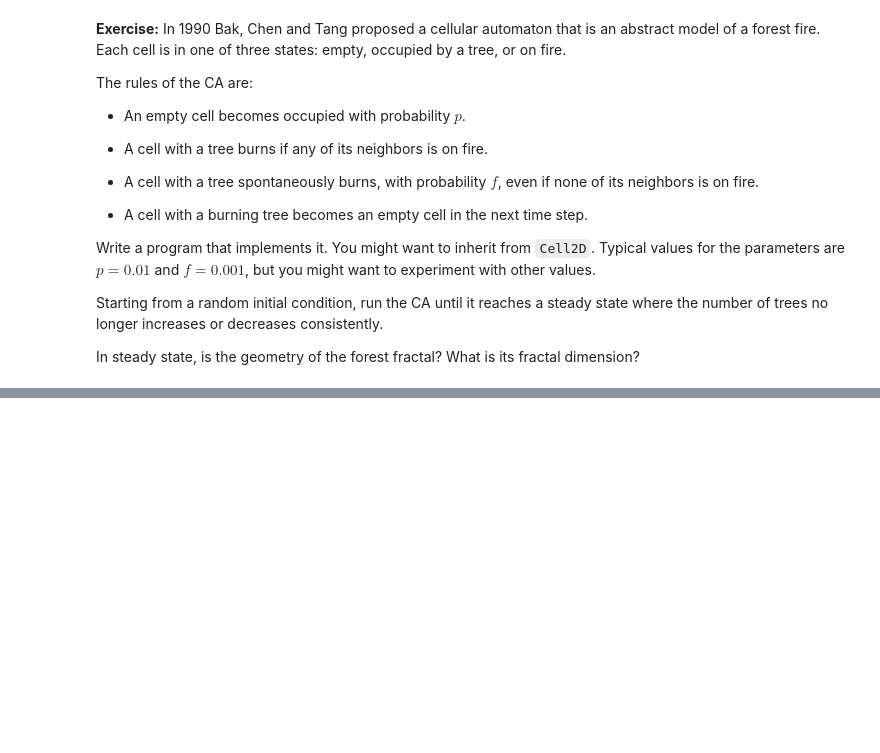
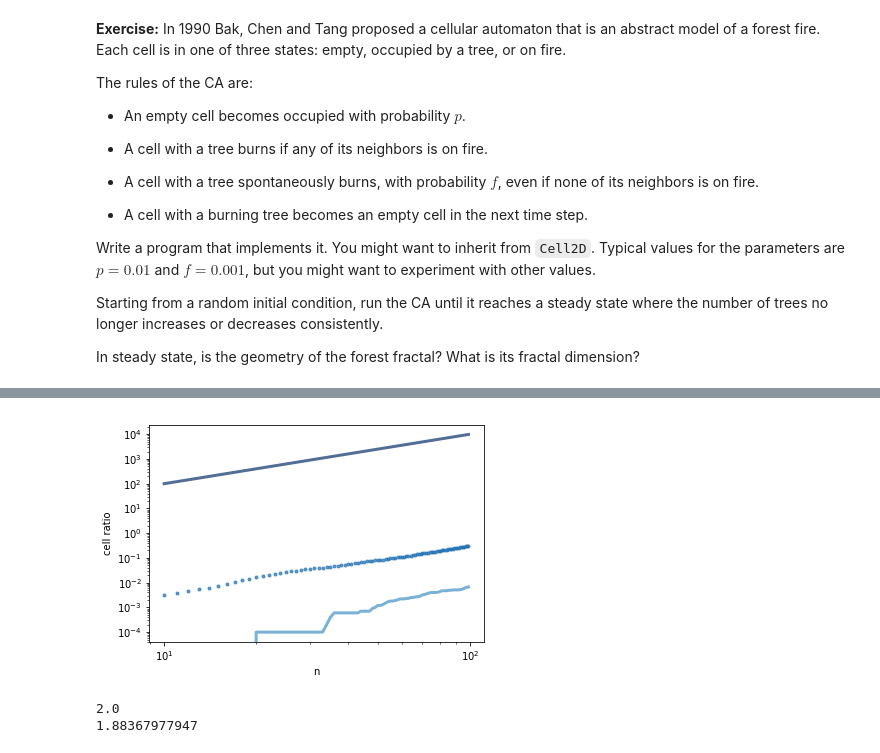
Before and after one commit to ailuropoda0/ThinkComplexity2, a Jupyter notebook: code/chap07mine.ipynb, the cells around one changed output, grey strips where cells are left out. Cells and saved outputs as stored; diff of their text form; code cells hidden in the pictures; blank space fills up the shorter version.

```diff
--- a/code/chap07mine.ipynb
+++ b/code/chap07mine.ipynb
@@ -886,4 +919,37 @@ anim
+# %%
+# Solution goes here
+
+res = []
+sizes = range(10, 100)
+for i in sizes:
+    res.append((i**2, fire.ratio_trees(i), fire.ratio_fires(i)))
 # %%
 # Solution goes here
+
+cells, trees, fires = zip(*res)
+# %%
+# Solution goes here
+
+thinkplot.plot(sizes, cells, label='cells')
+thinkplot.plot(sizes, trees, style='.', label='trees')
+thinkplot.plot(sizes, fires, label='fires')
+thinkplot.config(xlabel='n',
+                 ylabel='cell ratio',
+                 xscale='log', xlim=None,
+                 yscale='log', ylim=None,
+                 loc='top left')
+# %% [output]
+[figure, added]
+# %%
+# Solution goes here
+
+from scipy.stats import linregress
+
+for ys in [cells, trees]:
+    params = linregress(np.log(sizes), np.log(ys))
+    print(params[0])
+# %% [output]
+2.0
+1.88367977947
 # %%
 # Solution goes here
```
Also changed, not shown: parts of 12 cells of this notebook.
